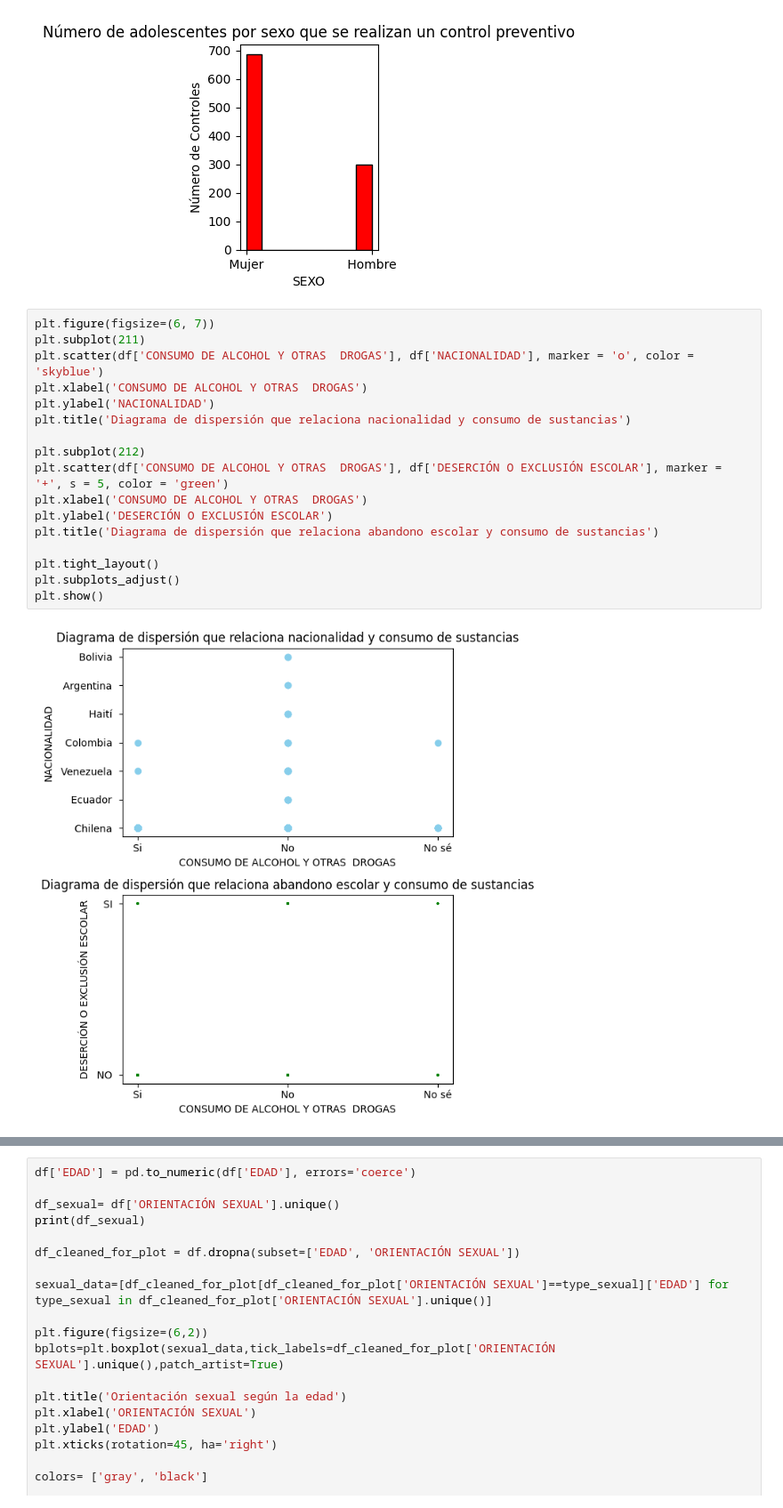
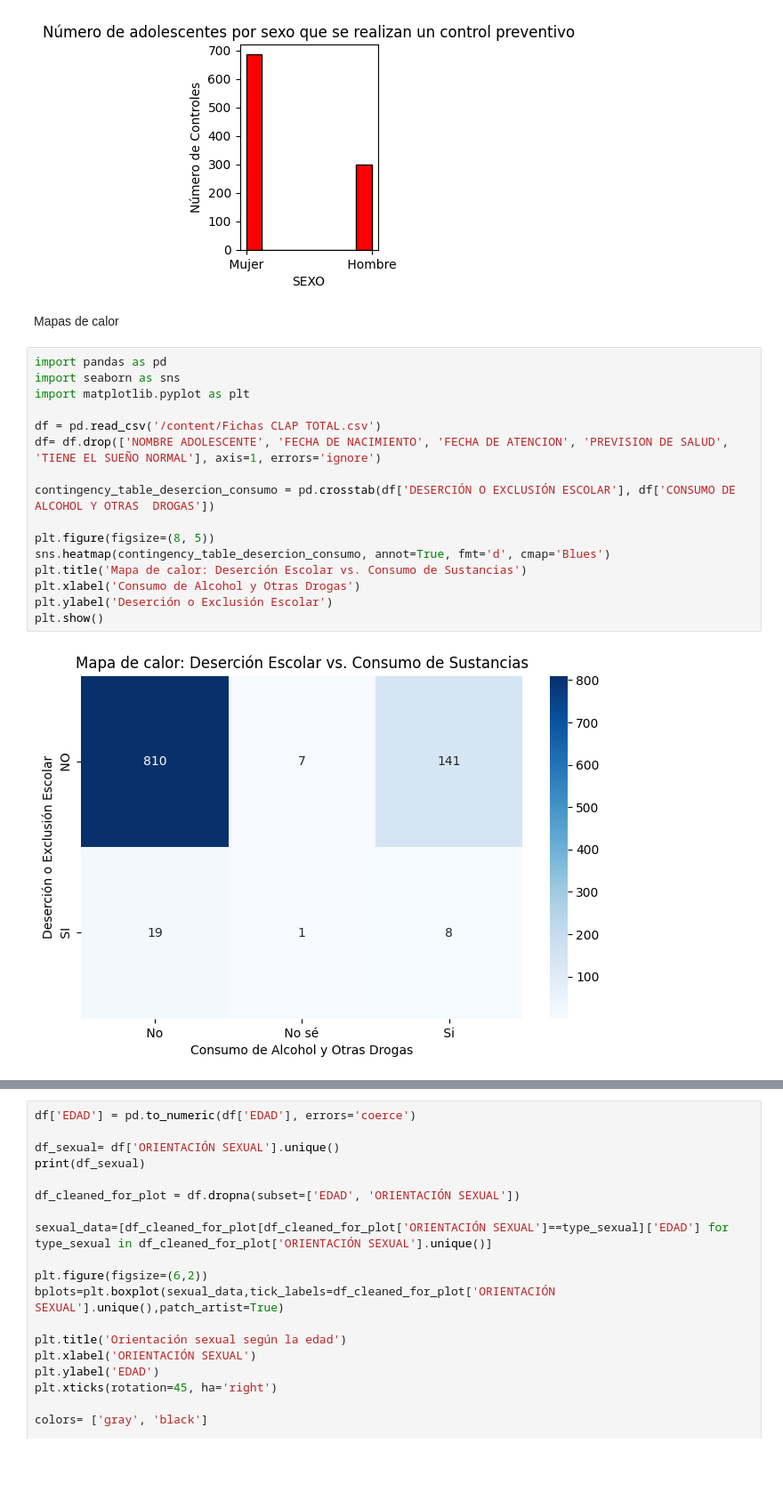
Before and after one commit to EliOrellana/proyectofinal_diplomado, a Jupyter notebook: proyectofinal_IAensalud_elizabethorellanabaez.ipynb, the cells around one changed output, grey strips where cells are left out. Shown: that part at 89% size. Saved outputs shown, nothing was run; the diff lists cells and outputs as text; blank space fills up the shorter version.

```diff
--- a/proyectofinal_IAensalud_elizabethorellanabaez.ipynb
+++ b/proyectofinal_IAensalud_elizabethorellanabaez.ipynb
@@ -264,22 +258,23 @@ plt.xlabel('SEXO')
 plt.show()
 # %% [output]
 [figure]
-# %%
-plt.figure(figsize=(6, 7))
-plt.subplot(211)
-plt.scatter(df['CONSUMO DE ALCOHOL Y OTRAS  DROGAS'], df['NACIONALIDAD'], marker = 'o', color = 'skyblue')
-plt.xlabel('CONSUMO DE ALCOHOL Y OTRAS  DROGAS')
-plt.ylabel('NACIONALIDAD')
-plt.title('Diagrama de dispersión que relaciona nacionalidad y consumo de sustancias')
-
-plt.subplot(212)
-plt.scatter(df['CONSUMO DE ALCOHOL Y OTRAS  DROGAS'], df['DESERCIÓN O EXCLUSIÓN ESCOLAR'], marker = '+', s = 5, color = 'green')
-plt.xlabel('CONSUMO DE ALCOHOL Y OTRAS  DROGAS')
-plt.ylabel('DESERCIÓN O EXCLUSIÓN ESCOLAR')
-plt.title('Diagrama de dispersión que relaciona abandono escolar y consumo de sustancias')
-
-plt.tight_layout()
-plt.subplots_adjust()
-plt.show()
-# %% [output]
-[figure, removed]
+# %% [markdown]
+Mapas de calor
+# %%
+import pandas as pd
+import seaborn as sns
+import matplotlib.pyplot as plt
+
+df = pd.read_csv('/content/Fichas CLAP TOTAL.csv')
+df= df.drop(['NOMBRE ADOLESCENTE', 'FECHA DE NACIMIENTO', 'FECHA DE ATENCION', 'PREVISION DE SALUD', 'TIENE EL SUEÑO NORMAL'], axis=1, errors='ignore')
+
+contingency_table_desercion_consumo = pd.crosstab(df['DESERCIÓN O EXCLUSIÓN ESCOLAR'], df['CONSUMO DE ALCOHOL Y OTRAS  DROGAS'])
+
+plt.figure(figsize=(8, 5))
+sns.heatmap(contingency_table_desercion_consumo, annot=True, fmt='d', cmap='Blues')
+plt.title('Mapa de calor: Deserción Escolar vs. Consumo de Sustancias')
+plt.xlabel('Consumo de Alcohol y Otras Drogas')
+plt.ylabel('Deserción o Exclusión Escolar')
+plt.show()
+# %% [output]
+[figure, added]
```
Also changed, not shown: parts of 12 cells of this notebook.
